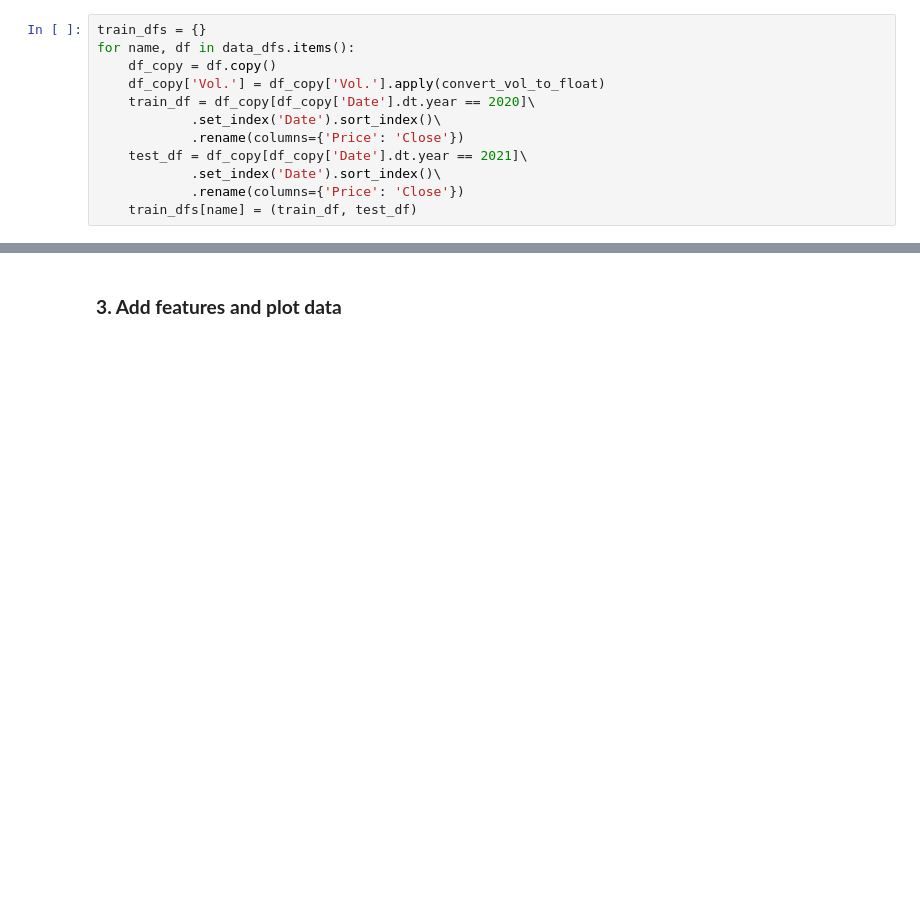
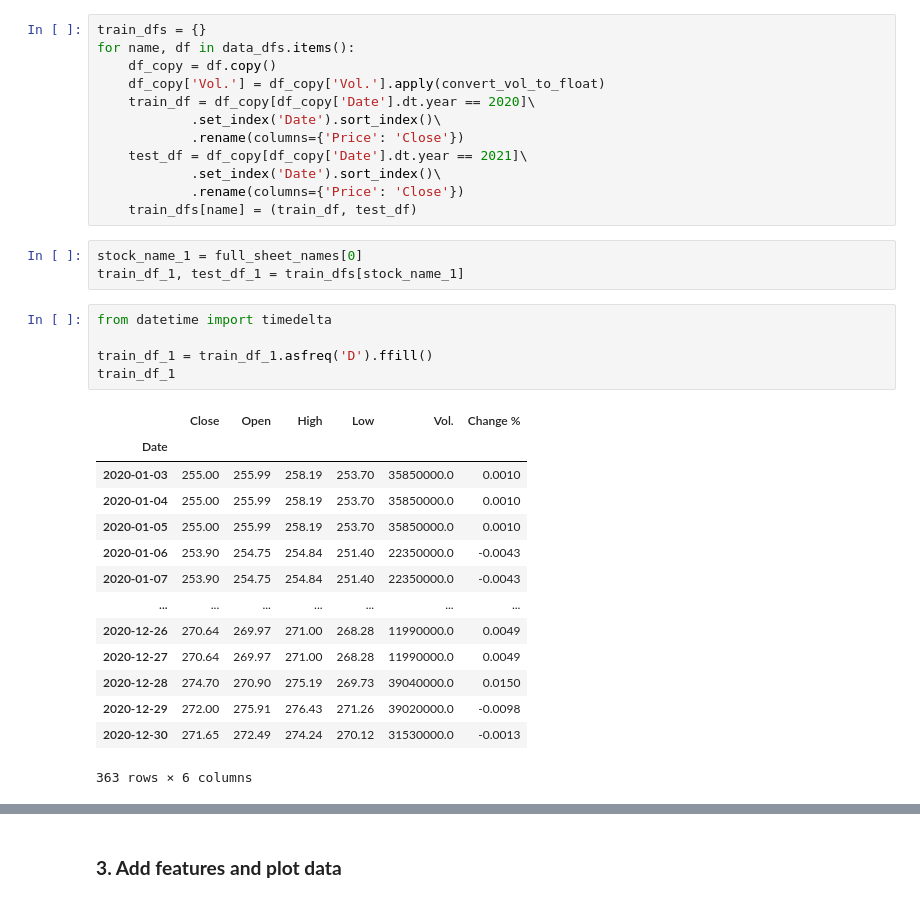
Before and after one commit to henryhyunwookim/ValueInvestor, a Jupyter notebook: ValueInvestor.ipynb, the cells around one changed output, grey strips where cells are left out. Drawn from its saved outputs; the diff is of its cells as text; blank space fills up the shorter version.

```diff
--- a/ValueInvestor.ipynb
+++ b/ValueInvestor.ipynb
@@ -118,3 +118,26 @@ for name, df in data_dfs.items():
             .set_index('Date').sort_index()\
             .rename(columns={'Price': 'Close'})
     train_dfs[name] = (train_df, test_df)
+# %%
+stock_name_1 = full_sheet_names[0]
+train_df_1, test_df_1 = train_dfs[stock_name_1]
+# %%
+from datetime import timedelta
+
+train_df_1 = train_df_1.asfreq('D').ffill()
+train_df_1
+# %% [output]
+|  | Close | Open | High | Low | Vol. | Change % |
+| Date |  |  |  |  |  |  |
+| 2020-01-03 | 255.00 | 255.99 | 258.19 | 253.70 | 35850000.0 | 0.0010 |
+| 2020-01-04 | 255.00 | 255.99 | 258.19 | 253.70 | 35850000.0 | 0.0010 |
+| 2020-01-05 | 255.00 | 255.99 | 258.19 | 253.70 | 35850000.0 | 0.0010 |
+| 2020-01-06 | 253.90 | 254.75 | 254.84 | 251.40 | 22350000.0 | -0.0043 |
+| 2020-01-07 | 253.90 | 254.75 | 254.84 | 251.40 | 22350000.0 | -0.0043 |
+| ... | ... | ... | ... | ... | ... | ... |
+| 2020-12-26 | 270.64 | 269.97 | 271.00 | 268.28 | 11990000.0 | 0.0049 |
+| 2020-12-27 | 270.64 | 269.97 | 271.00 | 268.28 | 11990000.0 | 0.0049 |
+| 2020-12-28 | 274.70 | 270.90 | 275.19 | 269.73 | 39040000.0 | 0.0150 |
+| 2020-12-29 | 272.00 | 275.91 | 276.43 | 271.26 | 39020000.0 | -0.0098 |
+| 2020-12-30 | 271.65 | 272.49 | 274.24 | 270.12 | 31530000.0 | -0.0013 |
+363 rows × 6 columns
```
Also changed, not shown: parts of 17 cells of this notebook.
